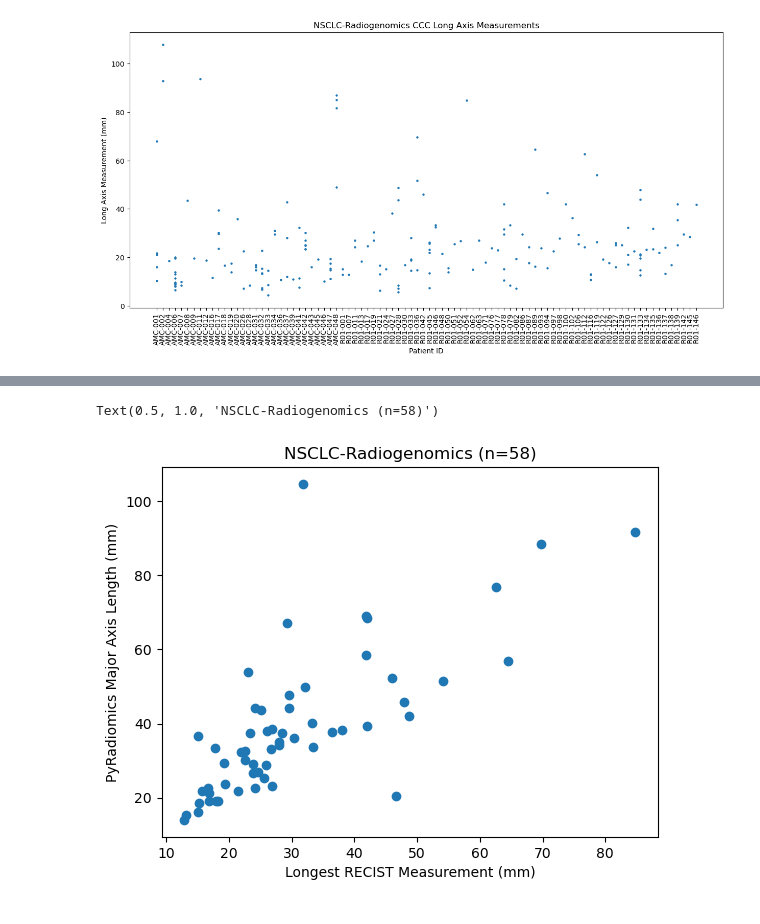
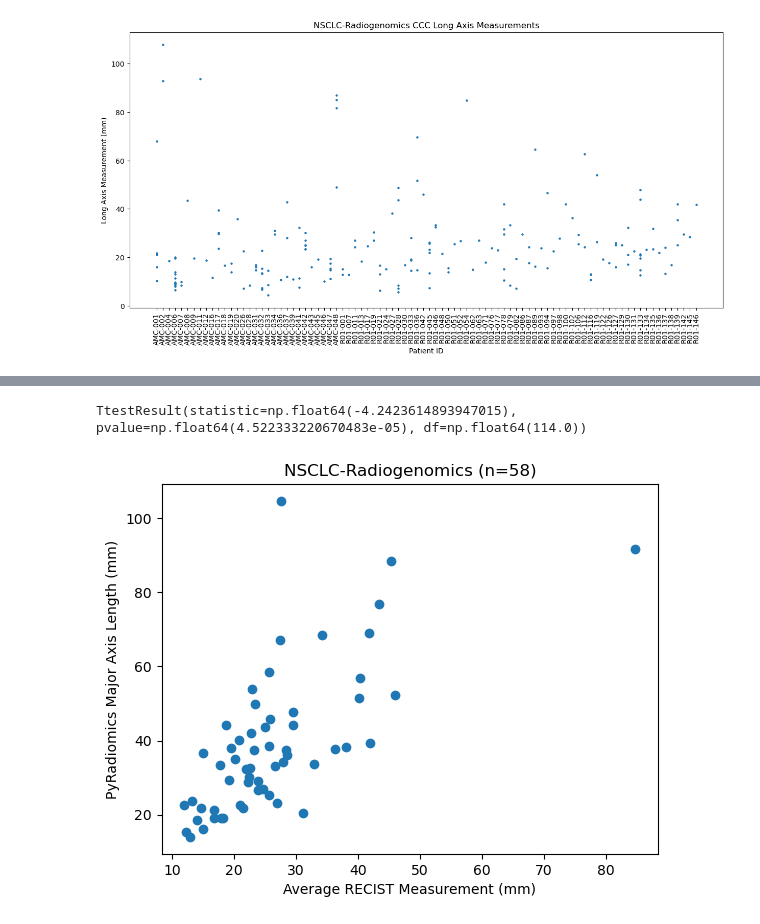
Before and after one commit to bhklab/recist-vs-reality, a Jupyter notebook: workflow/notebooks/recist_vs_diameter_stats.ipynb, the cells around one changed output, grey strips where cells are left out. Saved outputs shown, nothing was run; the diff lists cells and outputs as text; code cells hidden in the pictures.

Commit message:
feat: add average version of CCC measurement results

```diff
--- a/workflow/notebooks/recist_vs_diameter_stats.ipynb
+++ b/workflow/notebooks/recist_vs_diameter_stats.ipynb
@@ -140,6 +140,7 @@ Text(0.5, 0, 'Patient ID')
 [figure]
 # %%
 largest_sr_data =sr_data.groupby("PatientID")['LongAxisMeasurement'].max()
+average_sr_data =sr_data.groupby("PatientID")['LongAxisMeasurement'].mean()
 # %%
 diameter_data = diameter_df['original_shape_MajorAxisLength']
 diameter_data.index = diameter_df['SampleID'].str.replace(r"_[0-9][0-9][0-9][0-9]", "", regex=True)
@@ -166,8 +159,12 @@ TtestResult(statistic=np.float64(-2.6521770719968525), pvalue=np.float64(0.00913
 # %%
-plt.scatter(measurements_df['LongAxisMeasurement'], measurements_df['original_shape_MajorAxisLength'])
-plt.xlabel("Longest RECIST Measurement (mm)")
+average_vs_majaxis = pd.merge(average_sr_data, diameter_data, left_index=True, right_index=True)
+
+plt.scatter(average_vs_majaxis['LongAxisMeasurement'], average_vs_majaxis['original_shape_MajorAxisLength'])
+plt.xlabel("Average RECIST Measurement (mm)")
 plt.ylabel("PyRadiomics Major Axis Length (mm)")
 plt.title("NSCLC-Radiogenomics (n=58)")
+
+stats.ttest_ind(average_vs_majaxis['LongAxisMeasurement'], average_vs_majaxis['original_shape_MajorAxisLength'])
 # %% [output]
-Text(0.5, 1.0, 'NSCLC-Radiogenomics (n=58)')
+TtestResult(statistic=np.float64(-4.2423614893947015), pvalue=np.float64(4.522333220670483e-05), df=np.float64(114.0))
-[figure, old version]
+[figure, new version]
```
Also changed, not shown: parts of 4 cells of this notebook.
